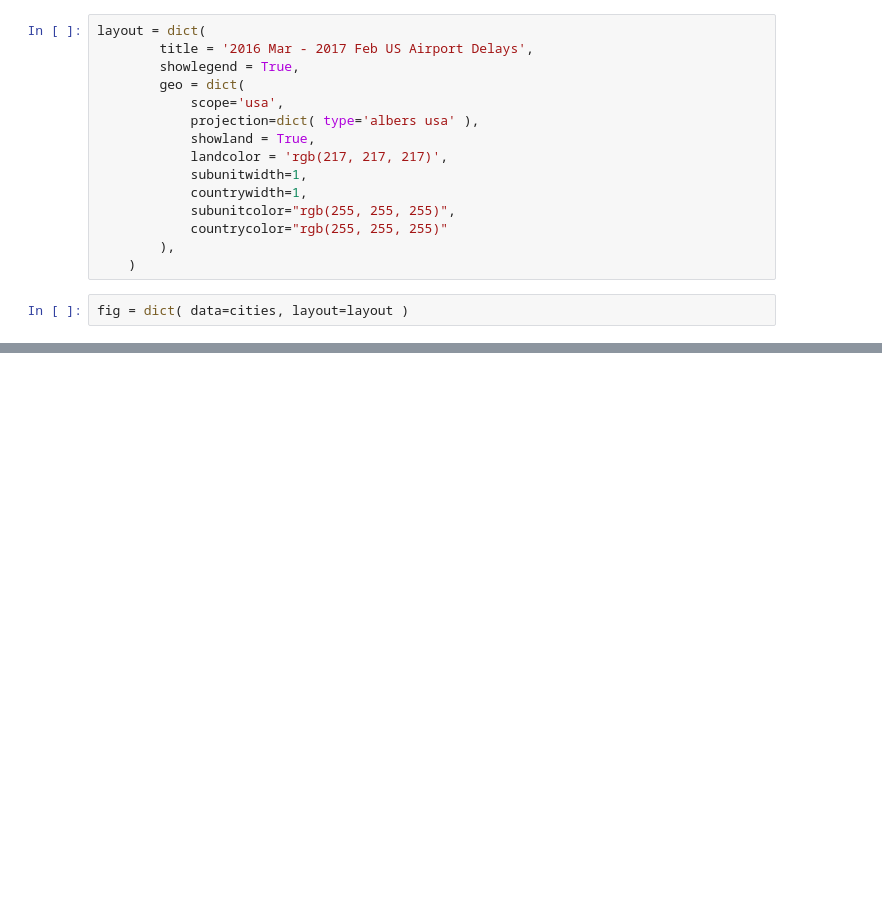
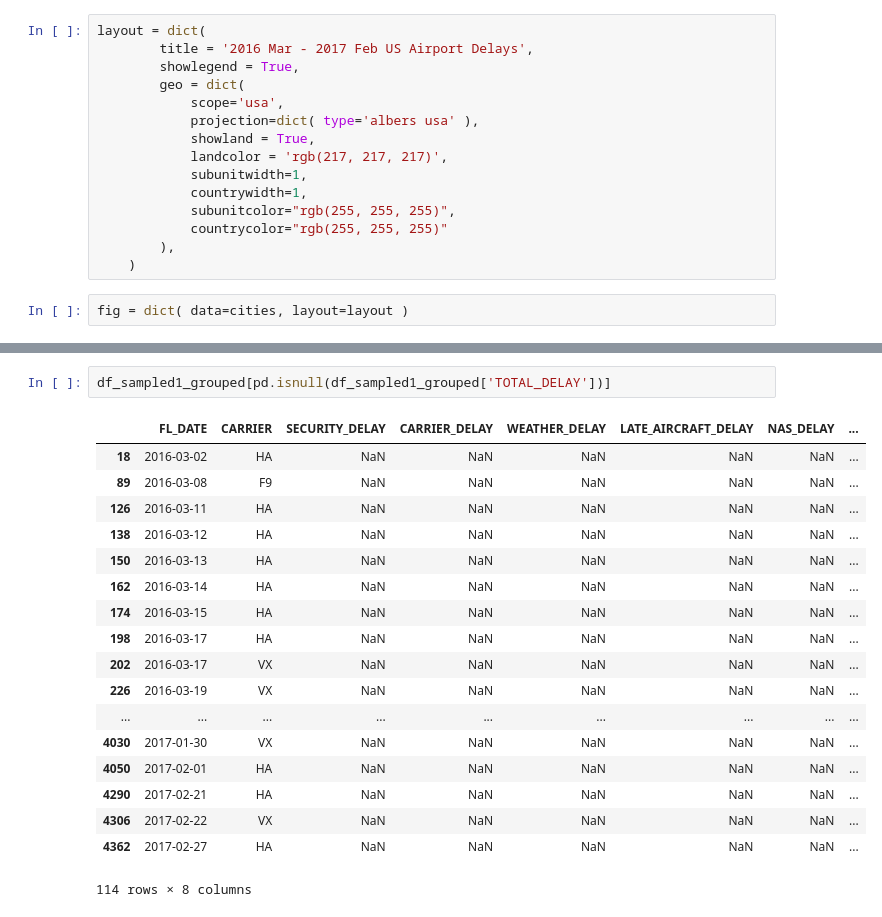
Before and after one commit to xsabhi/DataMiningLab1, a Jupyter notebook: Abhishek/Lab - 1 - EDA.ipynb, the cells around one changed output, grey strips where cells are left out. Saved outputs shown, nothing was run; the diff lists cells and outputs as text; blank space fills up the shorter version.

```diff
--- a/Abhishek/Lab - 1 - EDA.ipynb
+++ b/Abhishek/Lab - 1 - EDA.ipynb
@@ -966,0 +1093,21 @@ iplot( fig, validate=False, filename='d3-bubble-map-populations' )
+# %%
+df_sampled1_grouped[pd.isnull(df_sampled1_grouped['TOTAL_DELAY'])]
+# %% [output]
+|  | FL_DATE | CARRIER | SECURITY_DELAY | CARRIER_DELAY | WEATHER_DELAY | LATE_AIRCRAFT_DELAY | NAS_DELAY | ... |
+| 18 | 2016-03-02 | HA | NaN | NaN | NaN | NaN | NaN | ... |
+| 89 | 2016-03-08 | F9 | NaN | NaN | NaN | NaN | NaN | ... |
+| 126 | 2016-03-11 | HA | NaN | NaN | NaN | NaN | NaN | ... |
+| 138 | 2016-03-12 | HA | NaN | NaN | NaN | NaN | NaN | ... |
+| 150 | 2016-03-13 | HA | NaN | NaN | NaN | NaN | NaN | ... |
+| 162 | 2016-03-14 | HA | NaN | NaN | NaN | NaN | NaN | ... |
+| 174 | 2016-03-15 | HA | NaN | NaN | NaN | NaN | NaN | ... |
+| 198 | 2016-03-17 | HA | NaN | NaN | NaN | NaN | NaN | ... |
+| 202 | 2016-03-17 | VX | NaN | NaN | NaN | NaN | NaN | ... |
+| 226 | 2016-03-19 | VX | NaN | NaN | NaN | NaN | NaN | ... |
+| ... | ... | ... | ... | ... | ... | ... | ... | ... |
+| 4030 | 2017-01-30 | VX | NaN | NaN | NaN | NaN | NaN | ... |
+| 4050 | 2017-02-01 | HA | NaN | NaN | NaN | NaN | NaN | ... |
+| 4290 | 2017-02-21 | HA | NaN | NaN | NaN | NaN | NaN | ... |
+| 4306 | 2017-02-22 | VX | NaN | NaN | NaN | NaN | NaN | ... |
+| 4362 | 2017-02-27 | HA | NaN | NaN | NaN | NaN | NaN | ... |
+114 rows × 8 columns
```
Also changed, not shown: parts of 26 cells of this notebook.
